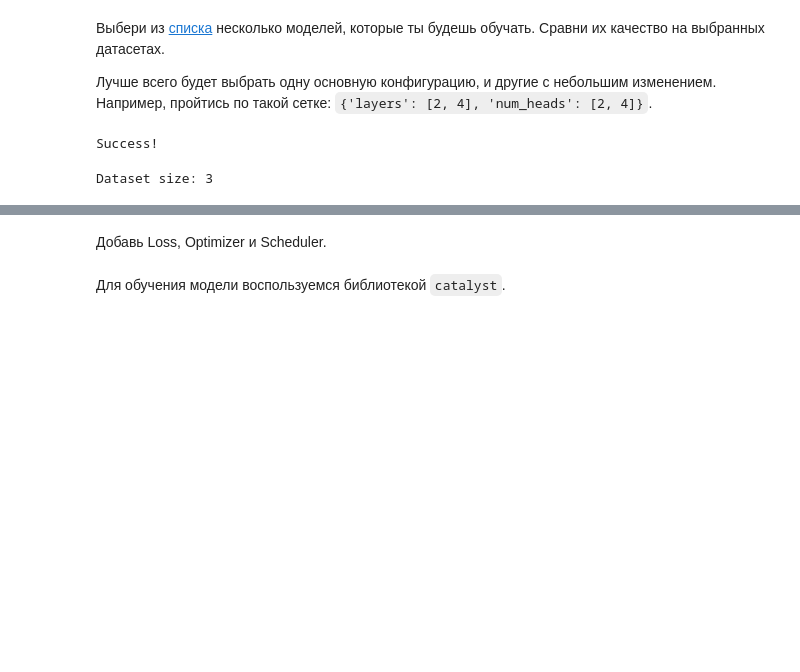
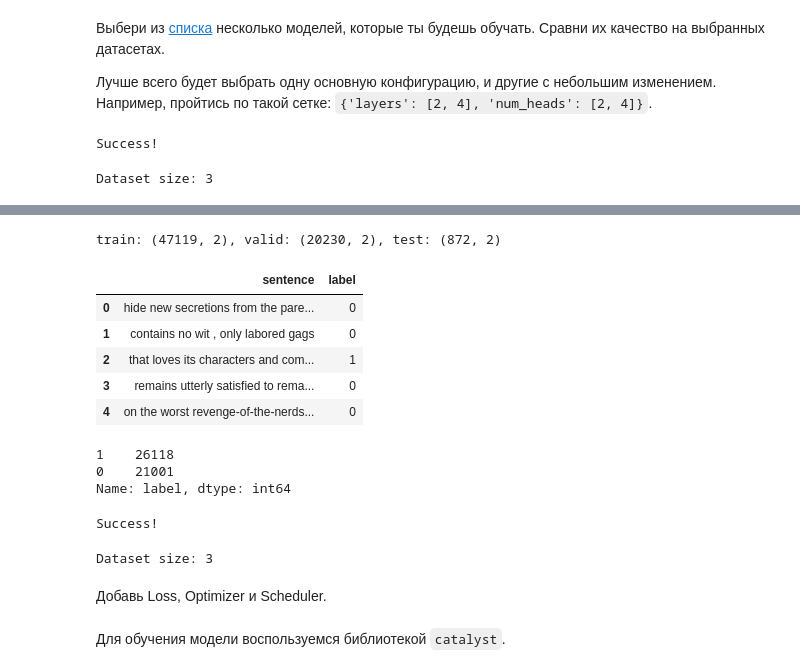
Before and after one commit to mkrvtsv/Neural_Networks_and_CV, a Jupyter notebook: [homework]BERT_01.ipynb, the cells around one changed output, grey strips where cells are left out. Drawn from its saved outputs; the diff is of its cells as text; code cells hidden in the pictures; blank space fills up the shorter version.

```diff
--- a/[homework]BERT_01.ipynb
+++ b/[homework]BERT_01.ipynb
@@ -481,0 +525,29 @@ t_total = len(train_dataloader) * epochs
+# %%
+# Вместо test-а возьмите valid, а valid сделай из train.
+
+# <YOUR CODE>
+train_pd = pd.read_csv('./data/SST-2/train.tsv', sep='\t')
+test_pd = pd.read_csv('./data/SST-2/dev.tsv', sep='\t')
+
+mask = np.random.rand(len(train_pd)) < 0.7
+valid_pd = train_pd[~mask]
+train_pd = train_pd[mask]
+print(f'train: {train_pd.shape}, valid: {valid_pd.shape}, test: {test_pd.shape}')
+# </YOUR CODE>
+# %% [output]
+train: (47119, 2), valid: (20230, 2), test: (872, 2)
+# %%
+train_pd.head()
+# %% [output]
+|  | sentence | label |
+| 0 | hide new secretions from the pare... | 0 |
+| 1 | contains no wit , only labored gags | 0 |
+| 2 | that loves its characters and com... | 1 |
+| 3 | remains utterly satisfied to rema... | 0 |
+| 4 | on the worst revenge-of-the-nerds... | 0 |
+# %%
+train_pd.label.value_counts()
+# %% [output]
+1    26118
+0    21001
+Name: label, dtype: int64
@@ -481,0 +596,41 @@ t_total = len(train_dataloader) * epochs
+# %%
+device = torch.device("cuda" if torch.cuda.is_available() else "cpu")
+
+# <YOUR CODE>
+pretrained_model_name = 'google/bert_uncased_L-4_H-256_A-4'
+# 'google/bert_uncased_L-2_H-128_A-2', 'google/bert_uncased_L-2_H-256_A-4',
+# 'google/bert_uncased_L-4_H-128_A-2', 'google/bert_uncased_L-4_H-256_A-4
+tokenizer = transformers.AutoTokenizer.from_pretrained(pretrained_model_name)
+model = BertForSequenceClassification(pretrained_model_name, num_labels=num_labels)
+# </YOUR CODE>
+
+model.to(device)
+print("Success!")
+# %% [output]
+Success!
+# %%
+batch_size = 32
+
+
+# <YOUR CODE>
+train_dataset = TextClassificationDataset(train_pd, tokenizer)
+train_sampler = RandomSampler(train_dataset)
+train_dataloader = DataLoader(train_dataset, sampler=train_sampler, batch_size=batch_size)
+
+valid_dataset = TextClassificationDataset(valid_pd, tokenizer)
+valid_sampler = RandomSampler(valid_dataset)
+valid_dataloader = DataLoader(valid_dataset, sampler=valid_sampler, batch_size=batch_size)
+
+test_dataset = TextClassificationDataset(test_pd, tokenizer)
+test_dataloader = DataLoader(test_dataset, shuffle=False, batch_size=batch_size)
+
+dataloaders = {
+    "train": train_dataloader,
+    "valid": valid_dataloader,
+    "test": test_dataloader
+}
+
+print(f"Dataset size: {len(dataloaders)}")
+# </YOUR CODE>
+# %% [output]
+Dataset size: 3
```
Also changed, not shown: parts of 28 cells of this notebook.
